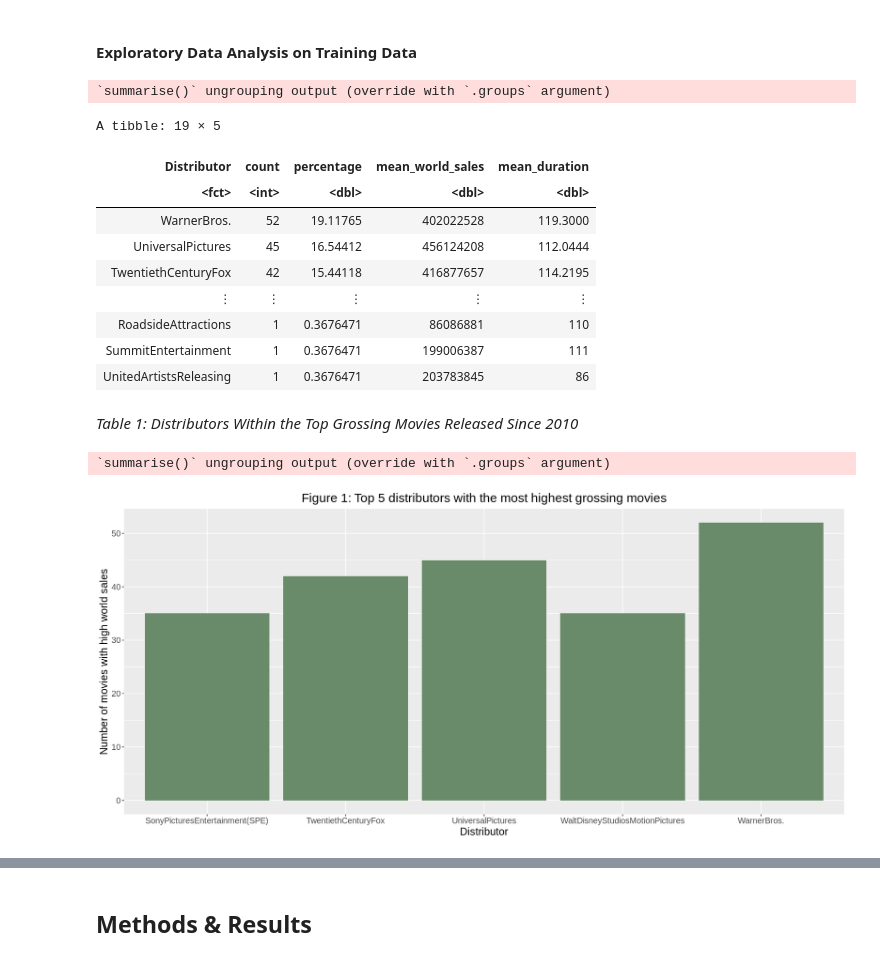
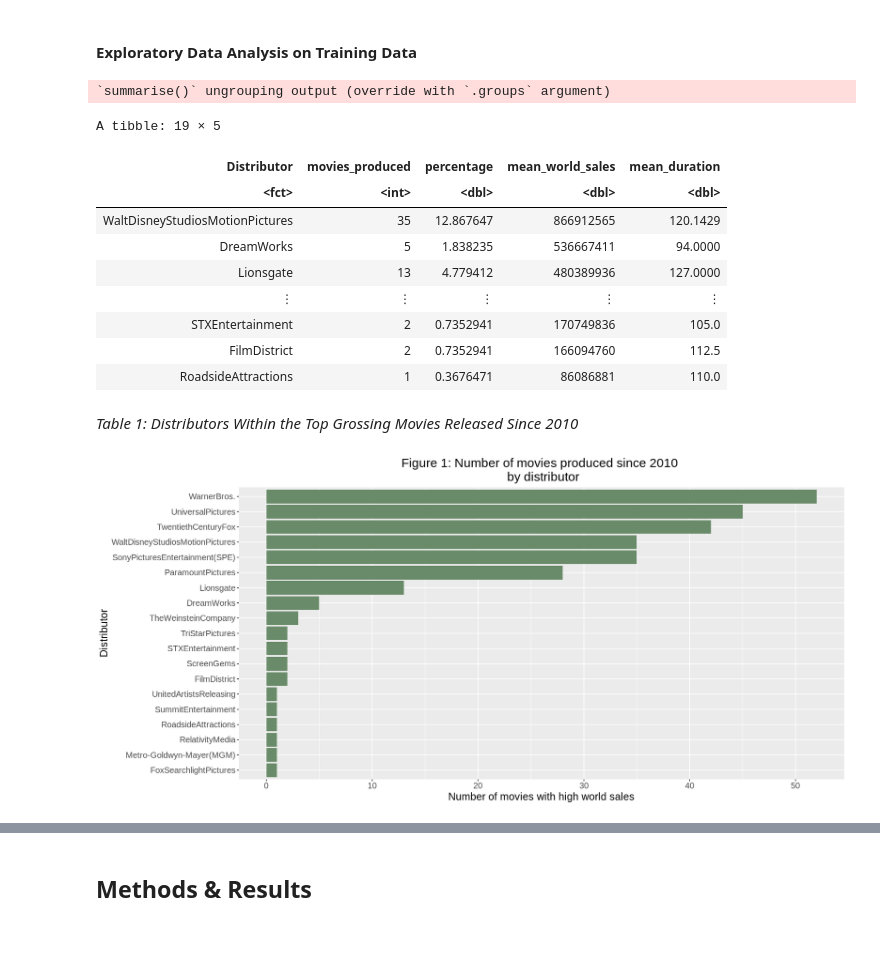
Before and after one commit to starsurfer87/DSCI100-Group-Project, a Jupyter notebook: thedreadedassignment.ipynb, the cells around one changed output, grey strips where cells are left out. Drawn from its saved outputs; the diff is of its cells as text; code cells hidden in the pictures.

```diff
--- a/thedreadedassignment.ipynb
+++ b/thedreadedassignment.ipynb
@@ -220,52 +221,46 @@ movies_test <- training(movies_split)
 # can use knitr to add table numbers (currently just using markdown)
 num_obs <- nrow(movies_train)
 
-movies_train %>%
-    group_by(Distributor) %>%
-    summarize(count = n(),
-              percentage = n() / num_obs * 100,
-              mean_world_sales = mean(World_Sales),
-              mean_duration = mean(Duration, na.rm = TRUE)) %>%
-    arrange(desc(percentage))
+distributor_estimates <- movies_train %>%
+                                group_by(Distributor) %>%
+                                summarize(movies_produced = n(),
+                                          percentage = n() / num_obs * 100,
+                                          mean_world_sales = mean(World_Sales),
+                                          mean_duration = mean(Duration, na.rm = TRUE)) %>%
+                                arrange(desc(mean_world_sales))
+distributor_estimates
 # %% [output]
 `summarise()` ungrouping output (override with `.groups` argument)
 A tibble: 19 × 5
-| Distributor | count | percentage | mean_world_sales | mean_duration |
+| Distributor | movies_produced | percentage | mean_world_sales | mean_duration |
 | <fct> | <int> | <dbl> | <dbl> | <dbl> |
-| WarnerBros. | 52 | 19.11765 | 402022528 | 119.3000 |
-| UniversalPictures | 45 | 16.54412 | 456124208 | 112.0444 |
-| TwentiethCenturyFox | 42 | 15.44118 | 416877657 | 114.2195 |
+| WaltDisneyStudiosMotionPictures | 35 | 12.867647 | 866912565 | 120.1429 |
+| DreamWorks | 5 | 1.838235 | 536667411 | 94.0000 |
+| Lionsgate | 13 | 4.779412 | 480389936 | 127.0000 |
 | ⋮ | ⋮ | ⋮ | ⋮ | ⋮ |
-| RoadsideAttractions | 1 | 0.3676471 | 86086881 | 110 |
-| SummitEntertainment | 1 | 0.3676471 | 199006387 | 111 |
-| UnitedArtistsReleasing | 1 | 0.3676471 | 203783845 | 86 |
+| STXEntertainment | 2 | 0.7352941 | 170749836 | 105.0 |
+| FilmDistrict | 2 | 0.7352941 | 166094760 | 112.5 |
+| RoadsideAttractions | 1 | 0.3676471 | 86086881 | 110.0 |
 # %% [markdown]
 *Table 1: Distributors Within the Top Grossing Movies Released Since 2010*
 # %%
 # visualization of movie distributors and movie sales
-# where n is the number of top movies
-top_5_distributors <- movies_train %>%
-                            filter(Distributor %in% c("WarnerBros.", "UniversalPictures", "TwentiethCenturyFox",
-                                                       "SonyPicturesEntertainment(SPE)", "WaltDisneyStudiosMotionPictures")) %>%
-                            group_by(Distributor) %>%
-                            summarize(n = n()) %>%
-                            arrange(desc(n)) %>%
-                            head(n = 5)
 
-top_distributors_plot <- top_5_distributors %>%
-                            ggplot(aes(x = Distributor, y = n)) +
+distributors_by_movies <- distributor_estimates %>%
+                            ggplot(aes(x = reorder(Distributor, movies_produced),
+                                       y = movies_produced)) +
                             geom_bar(stat = "identity", fill = "darkseagreen4") +
                             xlab("Distributor") +
                             ylab("Number of movies with high world sales") +
                             theme(text = element_text(size = 15),
                                   legend.position = "none",
                                   plot.title = element_text(hjust = 0.5)) +
-                            ggtitle("Figure 1: Top 5 distributors with the most highest grossing movies")
+                            ggtitle("Figure 1: Number of movies produced since 2010 \n by distributor") +
+                            coord_flip()
 
 options(repr.plot.width = 15, repr.plot.height = 7)
 
-top_distributors_plot
+distributors_by_movies
 # %% [output]
-`summarise()` ungrouping output (override with `.groups` argument)
-[figure, old version]
+[figure, new version]
 # %%
```
Also changed, not shown: parts of 7 cells of this notebook.
